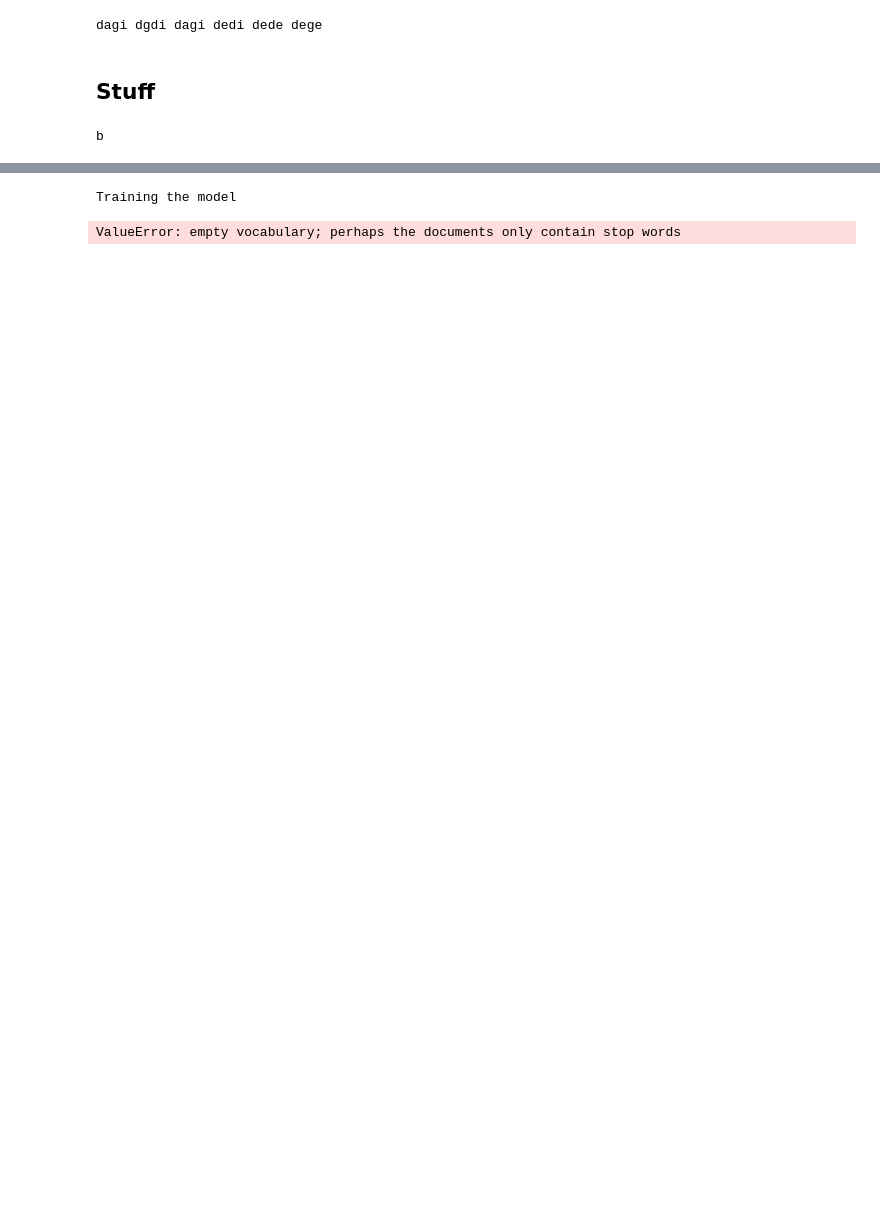
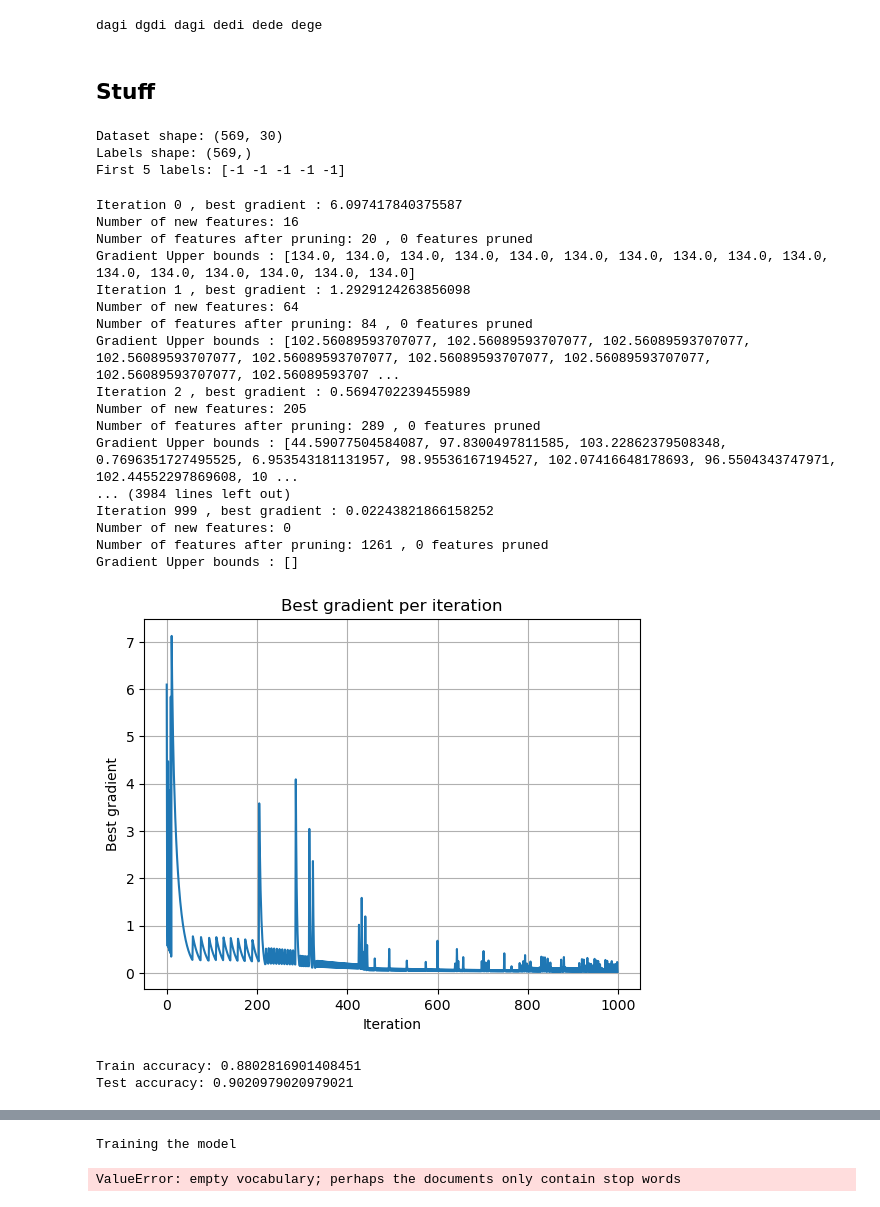
Before and after one commit to MelvinGode/Interpretable-TimeSeries-Classification, a Jupyter notebook: TSC.ipynb, the cells around one changed output, grey strips where cells are left out. Drawn from its saved outputs; the diff is of its cells as text; code cells hidden in the pictures; blank space fills up the shorter version.

Commit message:
Finished SEQL fit

```diff
--- a/TSC.ipynb
+++ b/TSC.ipynb
@@ -341,6 +434,52 @@ class SEQL:
-# %%
-string = "abd"
-
-print(string[1:-1])
-# %% [output]
-b
+# %%
+from sklearn.datasets import load_breast_cancer
+from sklearn.model_selection import train_test_split
+
+# Load the breast cancer dataset
+data = load_breast_cancer()
+X = data.data
+
+y = data.target
+# Convert labels from {0, 1} to {-1, 1}
+y = 2 * y - 1
+
+# Split the dataset into training and testing sets
+X_train, X_test, y_train, y_test = train_test_split(X, y, test_size=0.25, random_state=42)
+
+print("Dataset shape:", X.shape)
+print("Labels shape:", y.shape)
+print("First 5 labels:", y[:5])
+
+cancer_sax = np.array([SAX_window(ts, w=16, alpha=4, l = int(0.2*len(ts))+1 ) for ts in X_train])
+cancer_sax_test = np.array([SAX_window(ts, w=16, alpha=4, l = int(0.2*len(ts))+1 ) for ts in X_test])
+# %% [output]
+Dataset shape: (569, 30)
+Labels shape: (569,)
+First 5 labels: [-1 -1 -1 -1 -1]
+# %%
+seql = SEQL(convergence_threshold=.002, max_iterations=1000, C=0)
+seql.fit(cancer_sax, y_train, plot_grads=True, verbose =True)
+
+print("Train accuracy:", seql.score(cancer_sax, y_train))
+print("Test accuracy:", seql.score(cancer_sax_test, y_test))
+# %% [output]
+Iteration 0 , best gradient : 6.097417840375587
+Number of new features: 16
+Number of features after pruning: 20 , 0 features pruned
+Gradient Upper bounds : [134.0, 134.0, 134.0, 134.0, 134.0, 134.0, 134.0, 134.0, 134.0, 134.0, 134.0, 134.0, 134.0, 134.0, 134.0, 134.0]
+Iteration 1 , best gradient : 1.2929124263856098
+Number of new features: 64
+Number of features after pruning: 84 , 0 features pruned
+Gradient Upper bounds : [102.56089593707077, 102.56089593707077, 102.56089593707077, 102.56089593707077, 102.56089593707077, 102.56089593707077, 102.56089593707077, 102.56089593707077, 102.56089593707 ...
+Iteration 2 , best gradient : 0.5694702239455989
+Number of new features: 205
+Number of features after pruning: 289 , 0 features pruned
+Gradient Upper bounds : [44.59077504584087, 97.8300497811585, 103.22862379508348, 0.7696351727495525, 6.953543181131957, 98.95536167194527, 102.07416648178693, 96.5504343747971, 102.44552297869608, 10 ...
+... (3984 lines left out)
+Iteration 999 , best gradient : 0.02243821866158252
+Number of new features: 0
+Number of features after pruning: 1261 , 0 features pruned
+Gradient Upper bounds : []
+[figure, added]
+Train accuracy: 0.8802816901408451
+Test accuracy: 0.9020979020979021
```
Also changed, not shown: parts of 5 cells of this notebook.
